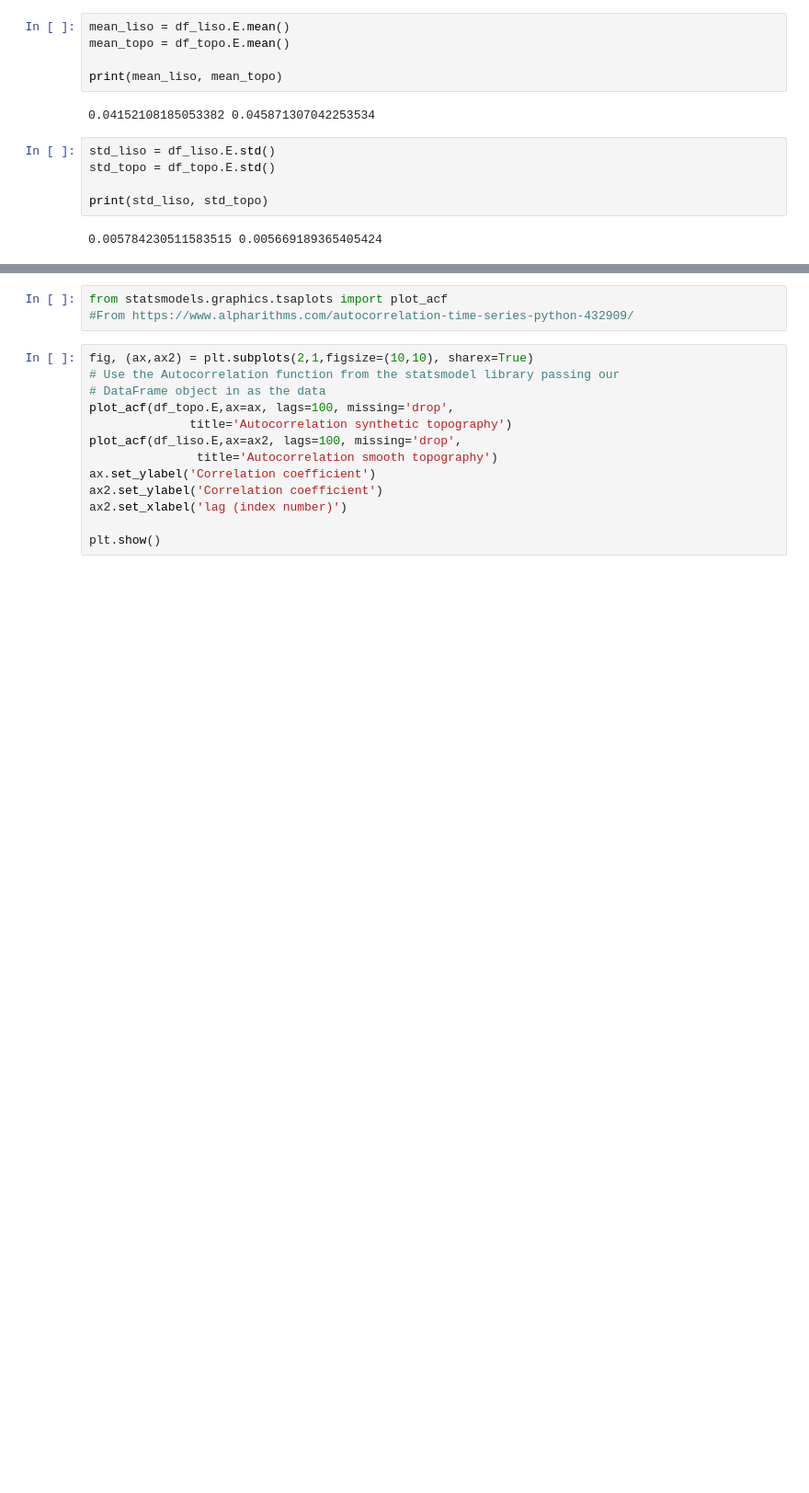
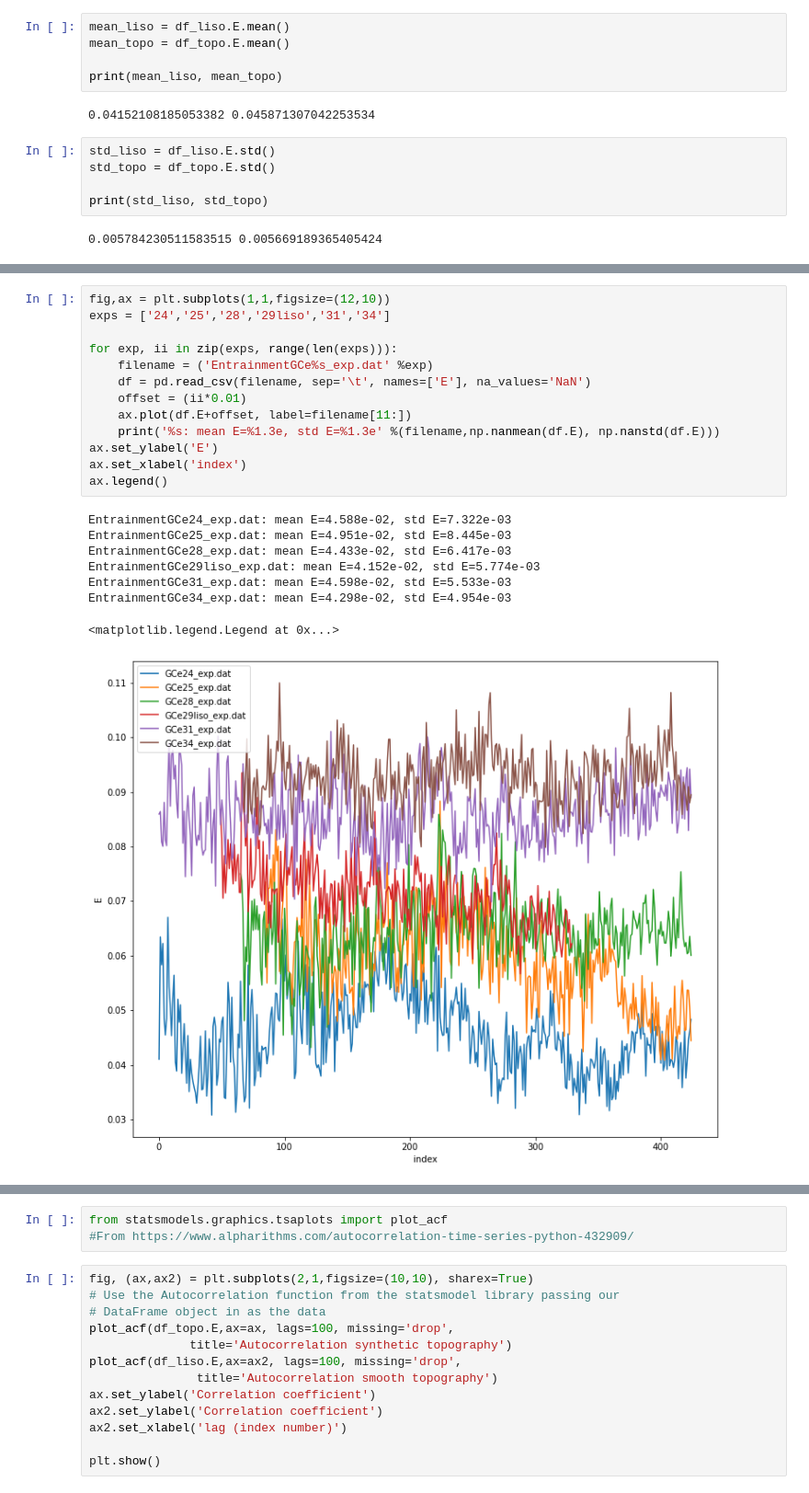
Before and after one commit to anakarinarm/GravityCurrent, a Jupyter notebook: paper_correcciones/pressure_timeseries_analysis.ipynb, the cells around one changed output, grey strips where cells are left out. Shown at 92% size. Drawn from its saved outputs; the diff is of its cells as text; blank space fills up the shorter version.

```diff
--- a/paper_correcciones/pressure_timeseries_analysis.ipynb
+++ b/paper_correcciones/pressure_timeseries_analysis.ipynb
@@ -126,0 +140,22 @@ for exp, ii in zip(exps, range(len(exps))):
+# %%
+fig,ax = plt.subplots(1,1,figsize=(12,10))
+exps = ['24','25','28','29liso','31','34']
+
+for exp, ii in zip(exps, range(len(exps))):
+    filename = ('EntrainmentGCe%s_exp.dat' %exp)
+    df = pd.read_csv(filename, sep='\t', names=['E'], na_values='NaN')
+    offset = (ii*0.01)
+    ax.plot(df.E+offset, label=filename[11:])
+    print('%s: mean E=%1.3e, std E=%1.3e' %(filename,np.nanmean(df.E), np.nanstd(df.E)))
+ax.set_ylabel('E')
+ax.set_xlabel('index')
+ax.legend()
+# %% [output]
+EntrainmentGCe24_exp.dat: mean E=4.588e-02, std E=7.322e-03
+EntrainmentGCe25_exp.dat: mean E=4.951e-02, std E=8.445e-03
+EntrainmentGCe28_exp.dat: mean E=4.433e-02, std E=6.417e-03
+EntrainmentGCe29liso_exp.dat: mean E=4.152e-02, std E=5.774e-03
+EntrainmentGCe31_exp.dat: mean E=4.598e-02, std E=5.533e-03
+EntrainmentGCe34_exp.dat: mean E=4.298e-02, std E=4.954e-03
+<matplotlib.legend.Legend at 0x...>
+[figure, added]
```
Also changed, not shown: parts of 14 cells of this notebook.
